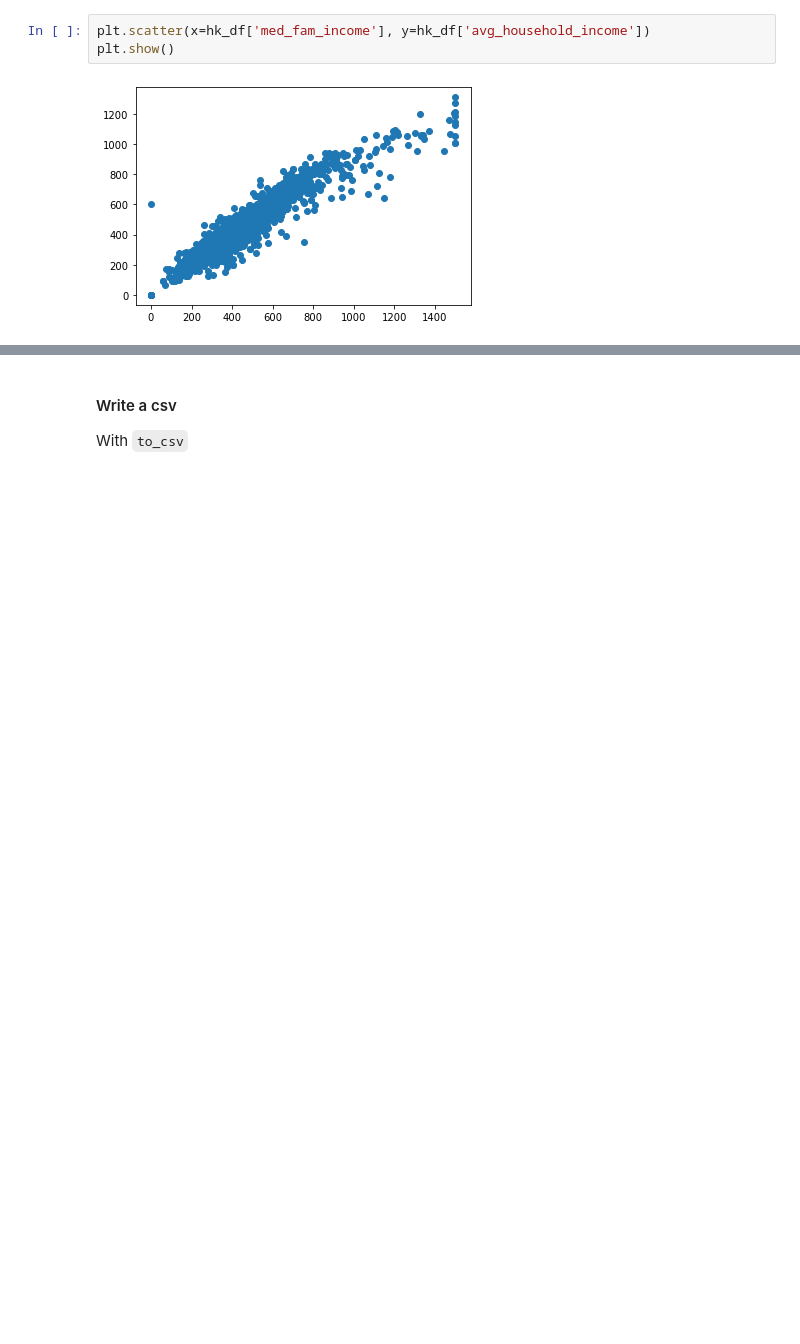
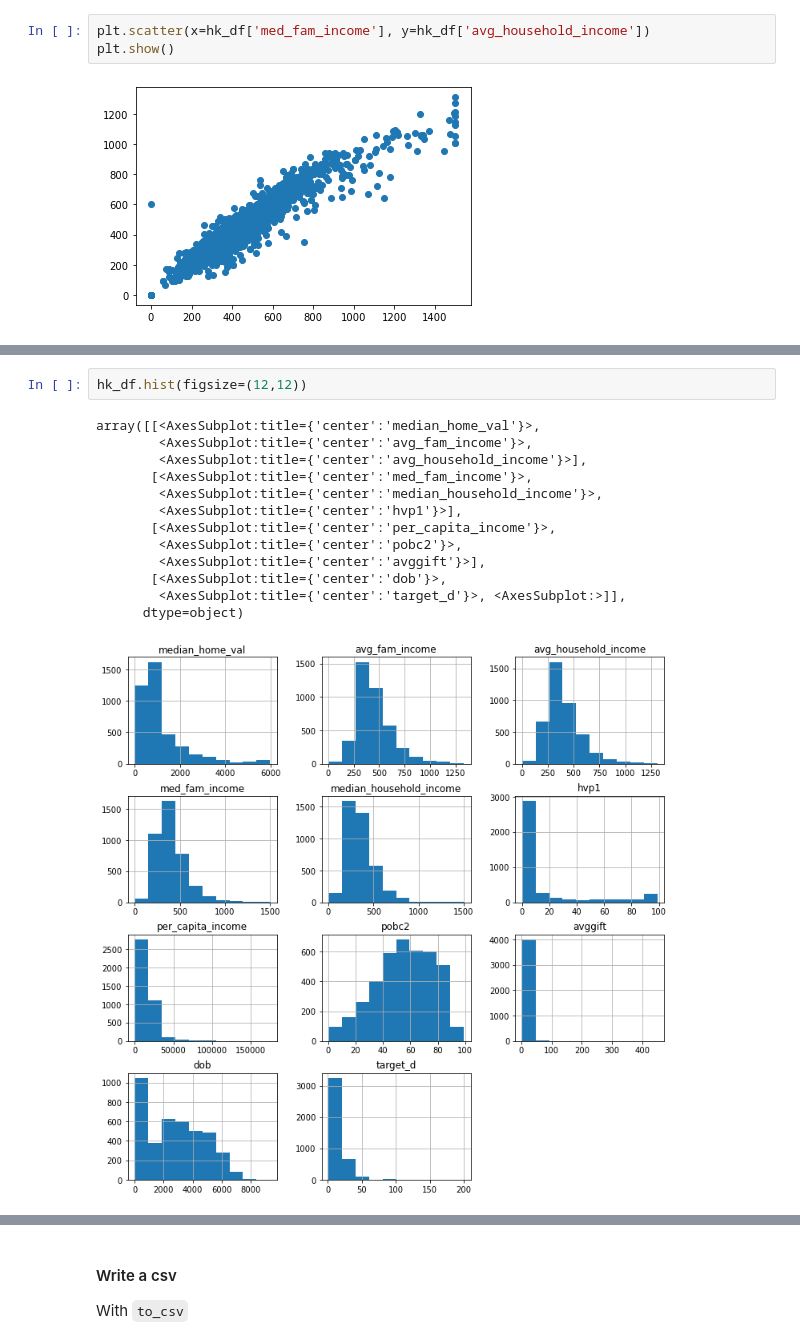
Before and after one commit to raafat-hantoush/IH_RH_DA_FT_OCT_2021, a Jupyter notebook: Class_Materials/Case_Studies/Health_Care_For_All_Case_Study/Notebook_Code_Along_Intro_To_Pandas_Healthcare For_All_Structure.ipynb, the cells around one changed output, grey strips where cells are left out. Drawn from its saved outputs; the diff is of its cells as text; blank space fills up the shorter version.

```diff
--- a/Class_Materials/Case_Studies/Health_Care_For_All_Case_Study/Notebook_Code_Along_Intro_To_Pandas_Healthcare For_All_Structure.ipynb
+++ b/Class_Materials/Case_Studies/Health_Care_For_All_Case_Study/Notebook_Code_Along_Intro_To_Pandas_Healthcare For_All_Structure.ipynb
@@ -908,0 +901,16 @@ plt.show()
+# %%
+hk_df.hist(figsize=(12,12))
+# %% [output]
+array([[<AxesSubplot:title={'center':'median_home_val'}>,
+        <AxesSubplot:title={'center':'avg_fam_income'}>,
+        <AxesSubplot:title={'center':'avg_household_income'}>],
+       [<AxesSubplot:title={'center':'med_fam_income'}>,
+        <AxesSubplot:title={'center':'median_household_income'}>,
+        <AxesSubplot:title={'center':'hvp1'}>],
+       [<AxesSubplot:title={'center':'per_capita_income'}>,
+        <AxesSubplot:title={'center':'pobc2'}>,
+        <AxesSubplot:title={'center':'avggift'}>],
+       [<AxesSubplot:title={'center':'dob'}>,
+        <AxesSubplot:title={'center':'target_d'}>, <AxesSubplot:>]],
+      dtype=object)
+[figure, added]
```
Also changed, not shown: parts of 33 cells of this notebook.
